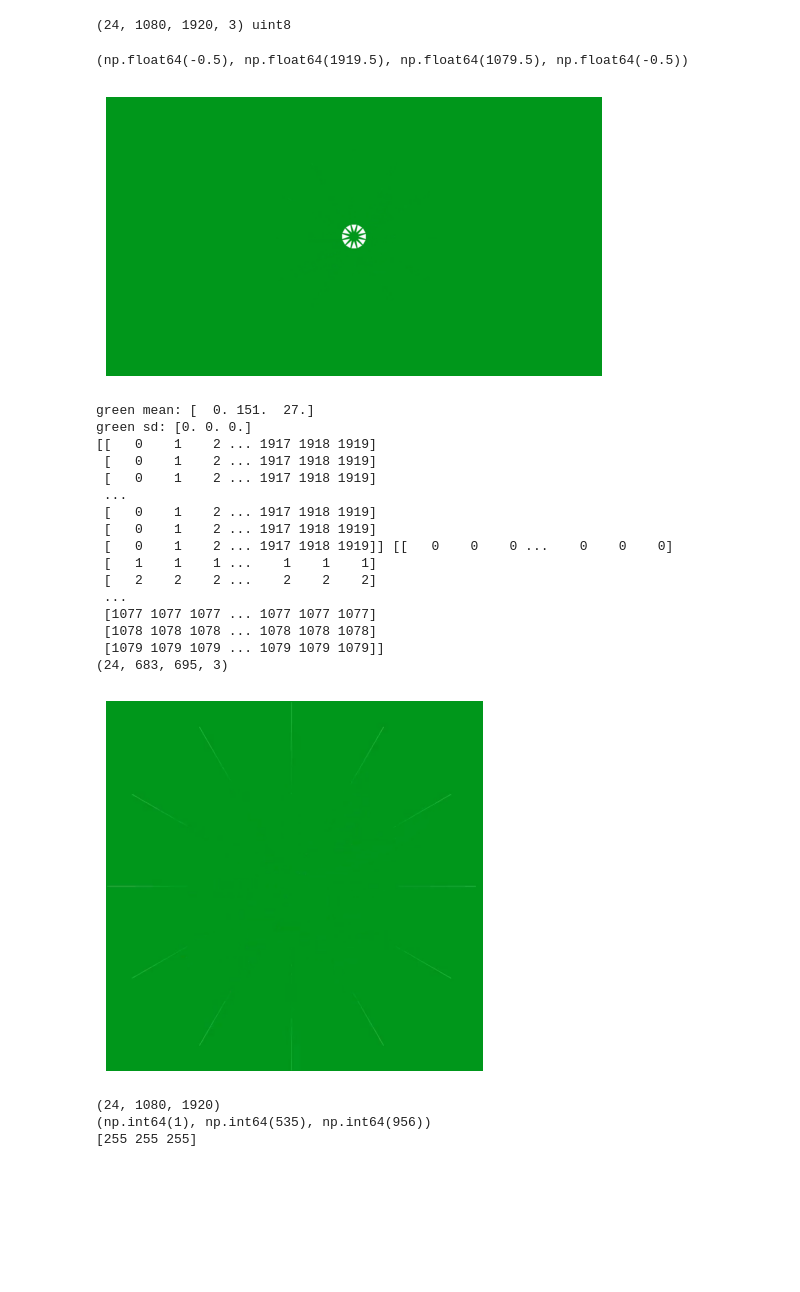
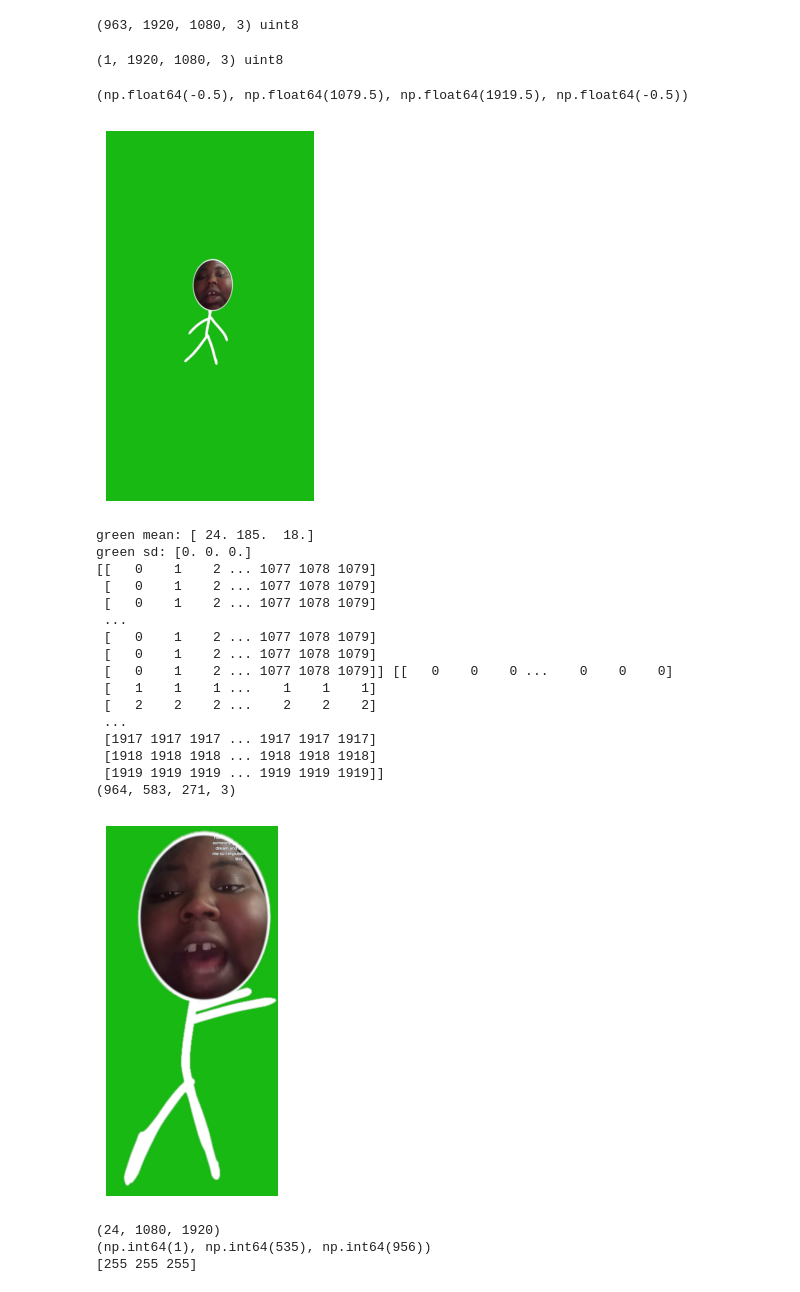
Before and after one commit to mweik23/satisfying_sims, a Jupyter notebook: notebooks/crop_video_asset.ipynb, the cells around one changed output. Cells and saved outputs as stored; diff of their text form; code cells hidden in the pictures; blank space fills up the shorter version.

```diff
--- a/notebooks/crop_video_asset.ipynb
+++ b/notebooks/crop_video_asset.ipynb
@@ -7,8 +7,9 @@ from satisfying_sims.themes.collision_effect import _chroma_key_green_to_rgba
 # %%
 project_root = Path(os.getcwd()).parent
 asset_dir = project_root / "assets" / "effects"
-name = "firework.mp4"
+name = "dr_pepper_video.mp4"
 video_path = asset_dir / name
+video_path2 = asset_dir / "dr_pepper_first_frame.mp4"
 # %%
 frames = []
 for frame in iio.imiter(video_path):
@@ -18,18 +19,28 @@ for frame in iio.imiter(video_path):
 frames = np.stack(frames)  # (T, H, W, 3)
 print(frames.shape, frames.dtype)
 # %% [output]
-(24, 1080, 1920, 3) uint8
+(963, 1920, 1080, 3) uint8
+# %%
+frames2 = []
+for frame in iio.imiter(video_path2):
+    # frame is (H, W, 3) uint8 RGB
+    frames2.append(frame)
+
+frames2 = np.stack(frames2)  # (T, H, W, 3)
+print(frames2.shape, frames2.dtype)
+frames = np.concatenate([frames2, frames], axis=0)
+# %% [output]
+(1, 1920, 1080, 3) uint8
 # %%
 import matplotlib.pyplot as plt
-i = 4
+i = 0
 
 plt.imshow(frames[i])
 plt.axis("off")
 # %% [output]
-(np.float64(-0.5), np.float64(1919.5), np.float64(1079.5), np.float64(-0.5))
+(np.float64(-0.5), np.float64(1079.5), np.float64(1919.5), np.float64(-0.5))
-[figure, old version]
+[figure, new version]
 # %%
-
 green_screen = frames[12, :100, :100, :]
 plt.imshow(green_screen)
 plt.axis("off")
@@ -54,23 +65,23 @@ np.savez_compressed(
     frames=cropped_frames[i:]
 )
 # %% [output]
-green mean: [  0. 151.  27.]
+green mean: [ 24. 185.  18.]
 green sd: [0. 0. 0.]
-[[   0    1    2 ... 1917 1918 1919]
- [   0    1    2 ... 1917 1918 1919]
- [   0    1    2 ... 1917 1918 1919]
+[[   0    1    2 ... 1077 1078 1079]
+ [   0    1    2 ... 1077 1078 1079]
+ [   0    1    2 ... 1077 1078 1079]
  ...
- [   0    1    2 ... 1917 1918 1919]
- [   0    1    2 ... 1917 1918 1919]
- [   0    1    2 ... 1917 1918 1919]] [[   0    0    0 ...    0    0    0]
+ [   0    1    2 ... 1077 1078 1079]
+ [   0    1    2 ... 1077 1078 1079]
+ [   0    1    2 ... 1077 1078 1079]] [[   0    0    0 ...    0    0    0]
  [   1    1    1 ...    1    1    1]
  [   2    2    2 ...    2    2    2]
  ...
- [1077 1077 1077 ... 1077 1077 1077]
- [1078 1078 1078 ... 1078 1078 1078]
- [1079 1079 1079 ... 1079 1079 1079]]
-(24, 683, 695, 3)
+ [1917 1917 1917 ... 1917 1917 1917]
+ [1918 1918 1918 ... 1918 1918 1918]
+ [1919 1919 1919 ... 1919 1919 1919]]
+(964, 583, 271, 3)
-[figure, old version]
+[figure, new version]
 # %%
 brightness = np.sum(frames, axis=-1)/3
 print(brightness.shape)
```
Also changed, not shown: 31 other files.
